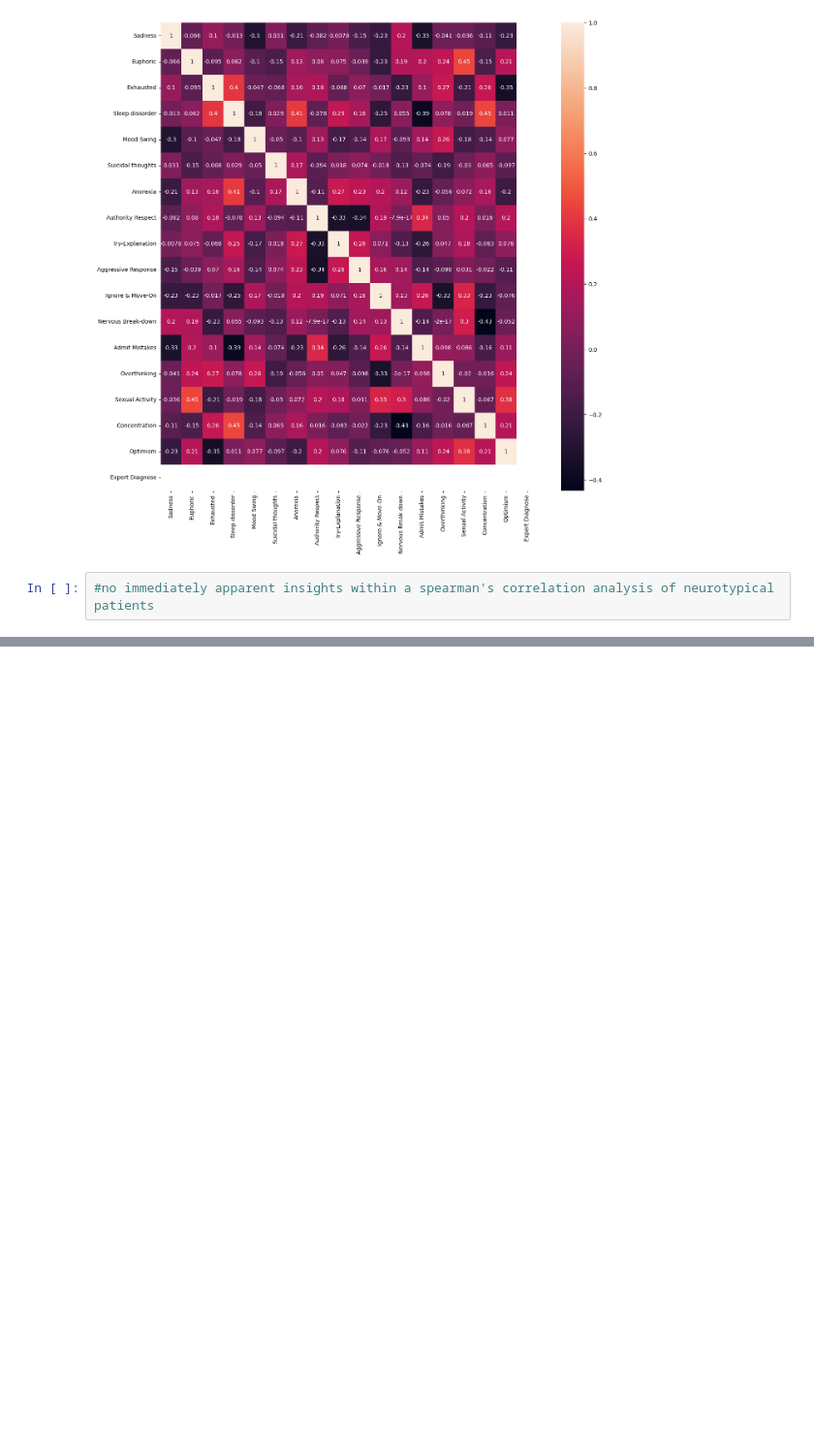
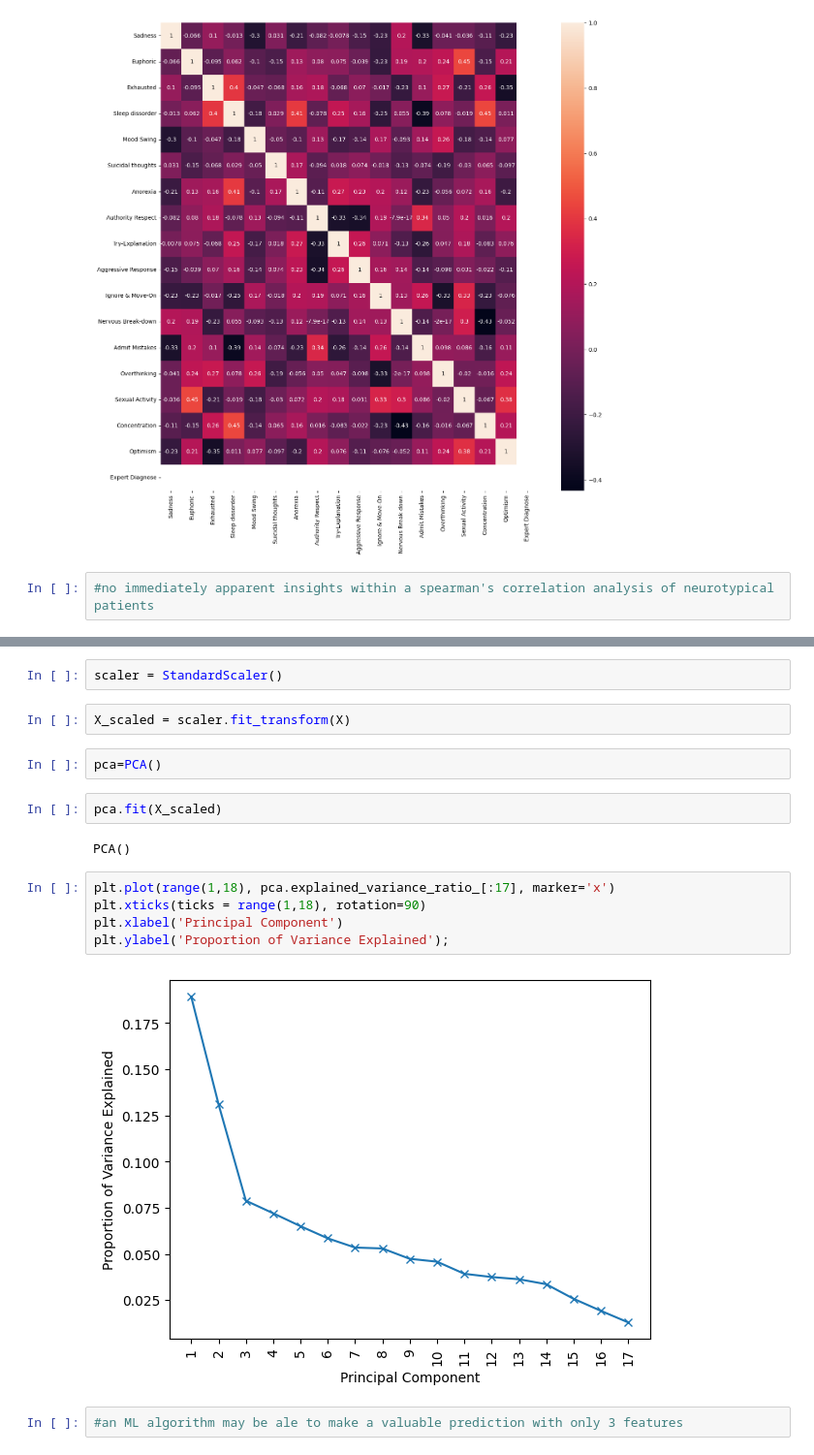
Before and after one commit to dantrainor9/Mental-Health-Diagnostics, a Jupyter notebook: Mental_Health_Diagnostics.ipynb, the cells around one changed output, grey strips where cells are left out. Shown at 97% size. Cells and saved outputs as stored; diff of their text form; blank space fills up the shorter version.

```diff
--- a/Mental_Health_Diagnostics.ipynb
+++ b/Mental_Health_Diagnostics.ipynb
@@ -357,0 +391,19 @@ sns.heatmap(data=corr_normal, annot=True);
+# %%
+scaler = StandardScaler()
+# %%
+X_scaled = scaler.fit_transform(X)
+# %%
+pca=PCA()
+# %%
+pca.fit(X_scaled)
+# %% [output]
+PCA()
+# %%
+plt.plot(range(1,18), pca.explained_variance_ratio_[:17], marker='x')
+plt.xticks(ticks = range(1,18), rotation=90)
+plt.xlabel('Principal Component')
+plt.ylabel('Proportion of Variance Explained');
+# %% [output]
+[figure, added]
+# %%
+#an ML algorithm may be ale to make a valuable prediction with only 3 features
```
Also changed, not shown: parts of 2 cells of this notebook.
